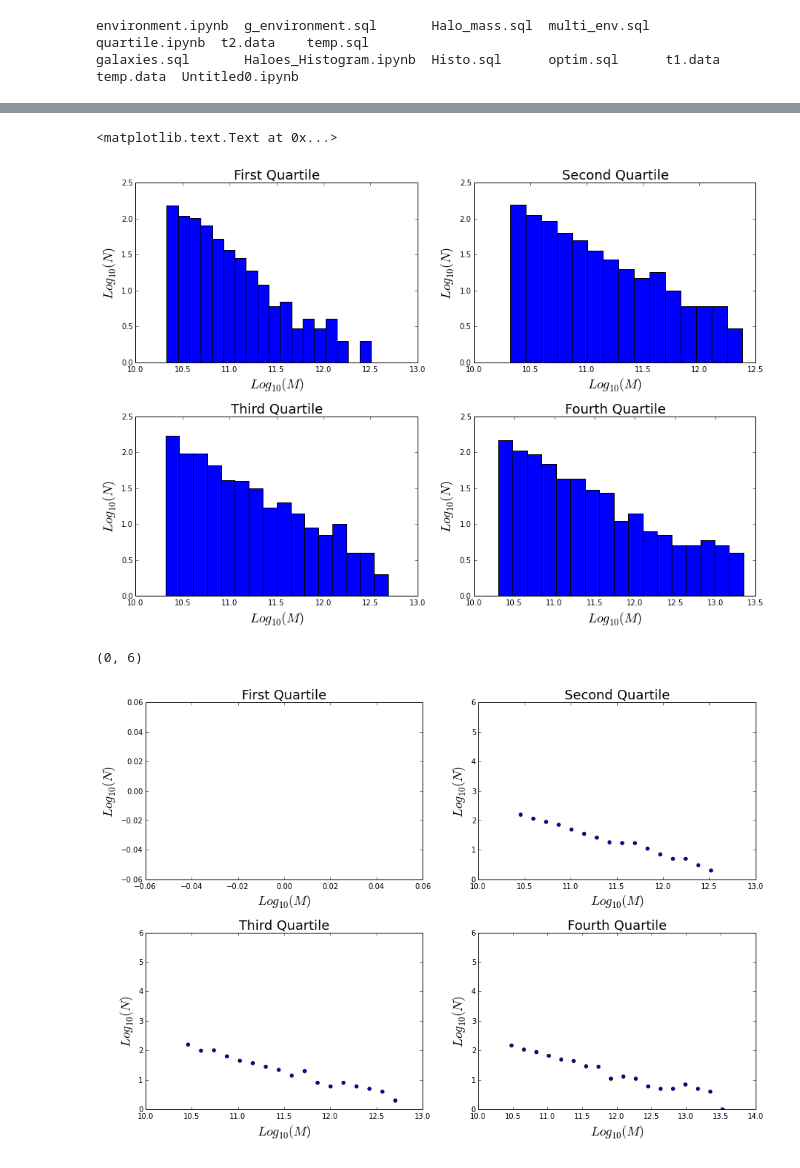
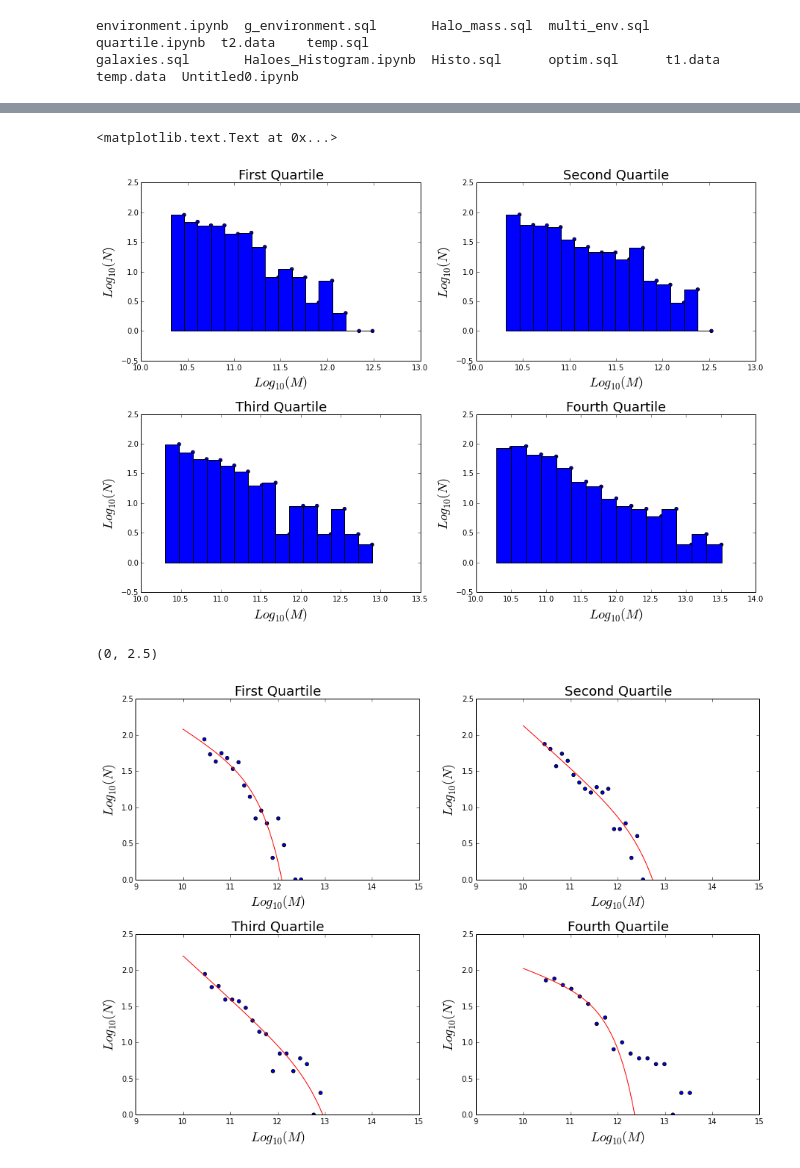
Before and after one commit to jdprada1760/Cornell_Summer, a Jupyter notebook: Millenium_Run/quartile.ipynb, the cells around one changed output, grey strips where cells are left out. Cells and saved outputs as stored; diff of their text form; code cells hidden in the pictures.

```diff
--- a/Millenium_Run/quartile.ipynb
+++ b/Millenium_Run/quartile.ipynb
@@ -57,3 +57,9 @@ def histog( mf, nbins ):
         histx.append(actual+i*dx + dx/2)
         histy.append(len(where((mf >= actual+i*dx) & (mf < actual+(i+1)*dx))[0]))
     return (array(histx), array(histy))
+# %%
+# To avoid log10(0)
+def log100(x):
+    a = np.zeros(len(x))
+    a[where(x != 0)] = log10(x)
+    return a
@@ -60,33 +78,37 @@ def histog( mf, nbins ):
 # %%
 # Graphics of the mass function for each quartile
-bins = 18
+bins = 15
 fig, axes = plt.subplots(nrows=2, ncols=2, figsize=(15,10) )
 plt.subplots_adjust(left=None, bottom=None, right=None, top=None, wspace=0.2, hspace=0.3)
 ax0, ax1, ax2, ax3 = axes.flat
 # Histo for first quartile
-tmp = histog(log10(q1),bins)
-ax0.bar( tmp[0], log10(tmp[1]), width = tmp[0][1]-tmp[0][2] )
+tmp = histog(log100(q1),bins)
+ax0.scatter( tmp[0], log100(tmp[1]))
+ax0.bar( tmp[0], log100(tmp[1]), width = tmp[0][1]-tmp[0][2] )
 ax0.set_title('First Quartile', fontsize = 18)
 ax0.set_ylabel('$Log_{10}(N)$', fontsize = 18)
 ax0.set_xlabel('$Log_{10}(M)$', fontsize = 18)
 # Other quartiles
-tmp = histog(log10(q2),bins)
-ax1.bar( tmp[0], log10(tmp[1]), width = tmp[0][1]-tmp[0][2] )
+tmp = histog(log100(q2),bins)
+ax1.scatter( tmp[0], log100(tmp[1]))
+ax1.bar( tmp[0], log100(tmp[1]), width = tmp[0][1]-tmp[0][2] )
 ax1.set_title('Second Quartile', fontsize = 18)
 ax1.set_ylabel('$Log_{10}(N)$', fontsize = 18)
 ax1.set_xlabel('$Log_{10}(M)$', fontsize = 18)
 # --
-tmp = histog(log10(q3),bins)
-ax2.bar( tmp[0], log10(tmp[1]), width = tmp[0][1]-tmp[0][2] )
+tmp = histog(log100(q3),bins)
+ax2.scatter( tmp[0], log100(tmp[1]))
+ax2.bar( tmp[0], log100(tmp[1]), width = tmp[0][1]-tmp[0][2] )
 ax2.set_title('Third Quartile', fontsize = 18)
 ax2.set_ylabel('$Log_{10}(N)$', fontsize = 18)
 ax2.set_xlabel('$Log_{10}(M)$', fontsize = 18)
 # --
-tmp = histog(log10(q4),bins)
-ax3.bar( tmp[0], log10(tmp[1]), width = tmp[0][1]-tmp[0][2] )
+tmp = histog(log100(q4),bins)
+ax3.scatter( tmp[0], log100(tmp[1]))
+ax3.bar( tmp[0], log100(tmp[1]), width = tmp[0][1]-tmp[0][2] )
 ax3.set_title('Fourth Quartile', fontsize = 18)
 ax3.set_ylabel('$Log_{10}(N)$', fontsize = 18)
 ax3.set_xlabel('$Log_{10}(M)$', fontsize = 18)
 # %% [output]
 <matplotlib.text.Text at 0x...>
-[figure, old version]
+[figure, new version]
@@ -110,41 +120,41 @@ plt.subplots_adjust(left=None, bottom=None, right=None, top=None, wspace=0.2, hs
 ax0, ax1, ax2, ax3 = axes.flat
 logm = linspace(10,14, 100)
 # Histo for first quartile
-tmp = histog(log10(q1),bins)
-#ax0.scatter( tmp[0], log10(tmp[1]+0.0000001))
+tmp = histog(log100(q1),bins)
+ax0.scatter( tmp[0], log10(tmp[1]))
 ft = fit(q1,bins)[0]
-ax0.plot(logm, log10(Schechter(logm,ft[0],ft[1],ft[2]) ),'r')
+ax0.plot(logm, log100(Schechter(logm,ft[0],ft[1],ft[2]) ),'r')
 ax0.set_title('First Quartile', fontsize = 18)
 ax0.set_ylabel('$Log_{10}(N)$', fontsize = 18)
 ax0.set_xlabel('$Log_{10}(M)$', fontsize = 18)
-#ax0.set_ylim(0,6)
+ax0.set_ylim(0,2.5)
 #--
-tmp = histog(log10(q2),bins)
-ax1.scatter( tmp[0], log10(tmp[1]+0.0000001))
+tmp = histog(log100(q2),bins)
+ax1.scatter( tmp[0], log100(tmp[1]))
 ft = fit(q2,bins)[0]
-ax1.plot(logm, log10(Schechter(logm,ft[0],ft[1],ft[2]) ),'r')
+ax1.plot(logm, log100(Schechter(logm,ft[0],ft[1],ft[2]) ),'r')
 ax1.set_title('Second Quartile', fontsize = 18)
 ax1.set_ylabel('$Log_{10}(N)$', fontsize = 18)
 ax1.set_xlabel('$Log_{10}(M)$', fontsize = 18)
-ax1.set_ylim(0,6)
+ax1.set_ylim(0,2.5)
 #--
-tmp = histog(log10(q3),bins)
-ax2.scatter( tmp[0], log10(tmp[1]+0.0000001))
+tmp = histog(log100(q3),bins)
+ax2.scatter( tmp[0], log100(tmp[1]))
 ft = fit(q3,bins)[0]
-ax2.plot(logm, log10(Schechter(logm,ft[0],ft[1],ft[2]) ),'r')
+ax2.plot(logm, log100(Schechter(logm,ft[0],ft[1],ft[2]) ),'r')
 ax2.set_title('Third Quartile', fontsize = 18)
 ax2.set_ylabel('$Log_{10}(N)$', fontsize = 18)
 ax2.set_xlabel('$Log_{10}(M)$', fontsize = 18)
-ax2.set_ylim(0,6)
+ax2.set_ylim(0,2.5)
 #--
-tmp = histog(log10(q4),bins)
-ax3.scatter( tmp[0], log10(tmp[1]+0.0000001))
+tmp = histog(log100(q4),bins)
+ax3.scatter( tmp[0], log100(tmp[1]))
 ft = fit(q4,bins)[0]
-ax3.plot(logm, log10(Schechter(logm,ft[0],ft[1],ft[2]) ),'r')
+ax3.plot(logm, log100(Schechter(logm,ft[0],ft[1],ft[2]) ),'r')
 ax3.set_title('Fourth Quartile', fontsize = 18)
 ax3.set_ylabel('$Log_{10}(N)$', fontsize = 18)
 ax3.set_xlabel('$Log_{10}(M)$', fontsize = 18)
-ax3.set_ylim(0,6)
+ax3.set_ylim(0,2.5)
 # %% [output]
-(0, 6)
+(0, 2.5)
-[figure, old version]
+[figure, new version]
```
Also changed, not shown: parts of 8 cells of this notebook, 1 other file.
